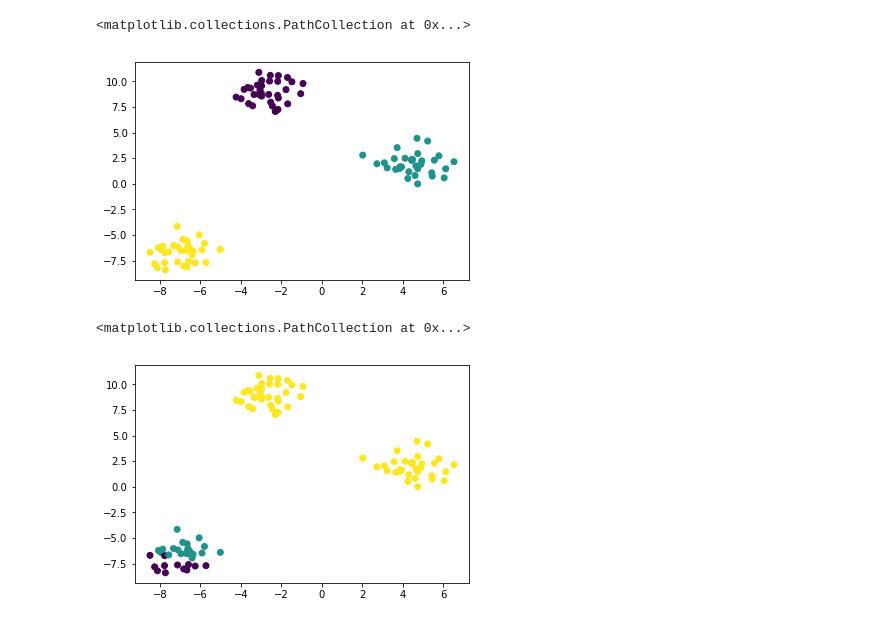
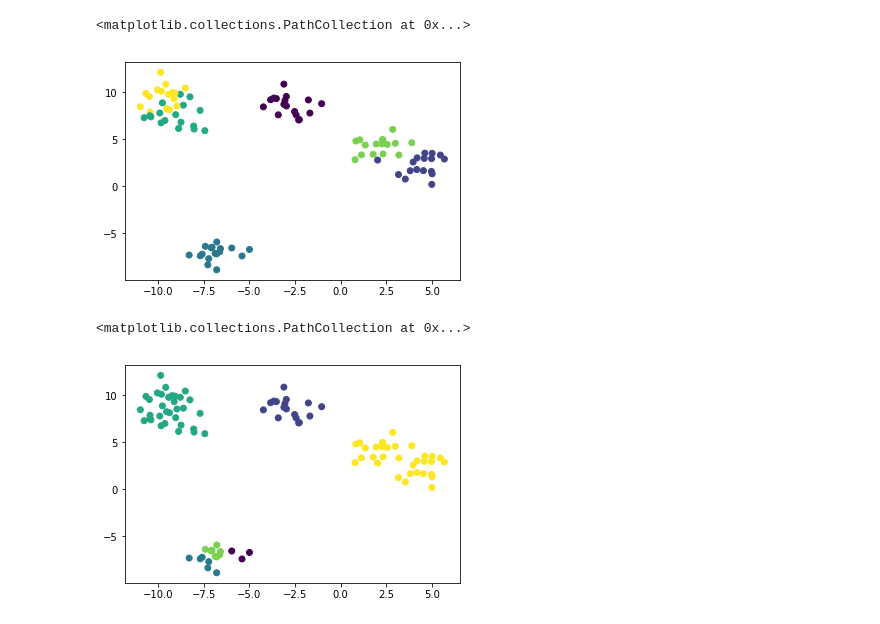
Before and after one commit to coding-blocks-archives/Data-Noida-2020-Jan, a Jupyter notebook: lecture_09/Untitled.ipynb, the cells around one changed output. Drawn from its saved outputs; the diff is of its cells as text; code cells hidden in the pictures.

```diff
--- a/lecture_09/Untitled.ipynb
+++ b/lecture_09/Untitled.ipynb
@@ -66,4 +76,4 @@ class KMeansCustom:
 from sklearn.datasets import  make_blobs
 import matplotlib.pyplot as plt
 # %%
-X, y = make_blobs(centers=3, random_state=42)
+X, y = make_blobs(centers=6, random_state=42)
@@ -71,13 +83,13 @@ X, y = make_blobs(centers=3, random_state=42)
 plt.scatter(X[:, 0], X[:, 1], c=y)
 # %% [output]
 <matplotlib.collections.PathCollection at 0x...>
-[figure, old version]
+[figure, new version]
 # %%
-model = KMeansCustom(n_clusters=3)
+model = KMeansCustom(n_clusters=6)
 
-model.fit(X)
+errors = model.fit(X)
 
 plt.scatter(X[:, 0], X[:, 1], c=model.labels_)
 # %% [output]
 <matplotlib.collections.PathCollection at 0x...>
-[figure, old version]
+[figure, new version]
```
Also changed, not shown: parts of 3 cells of this notebook.
